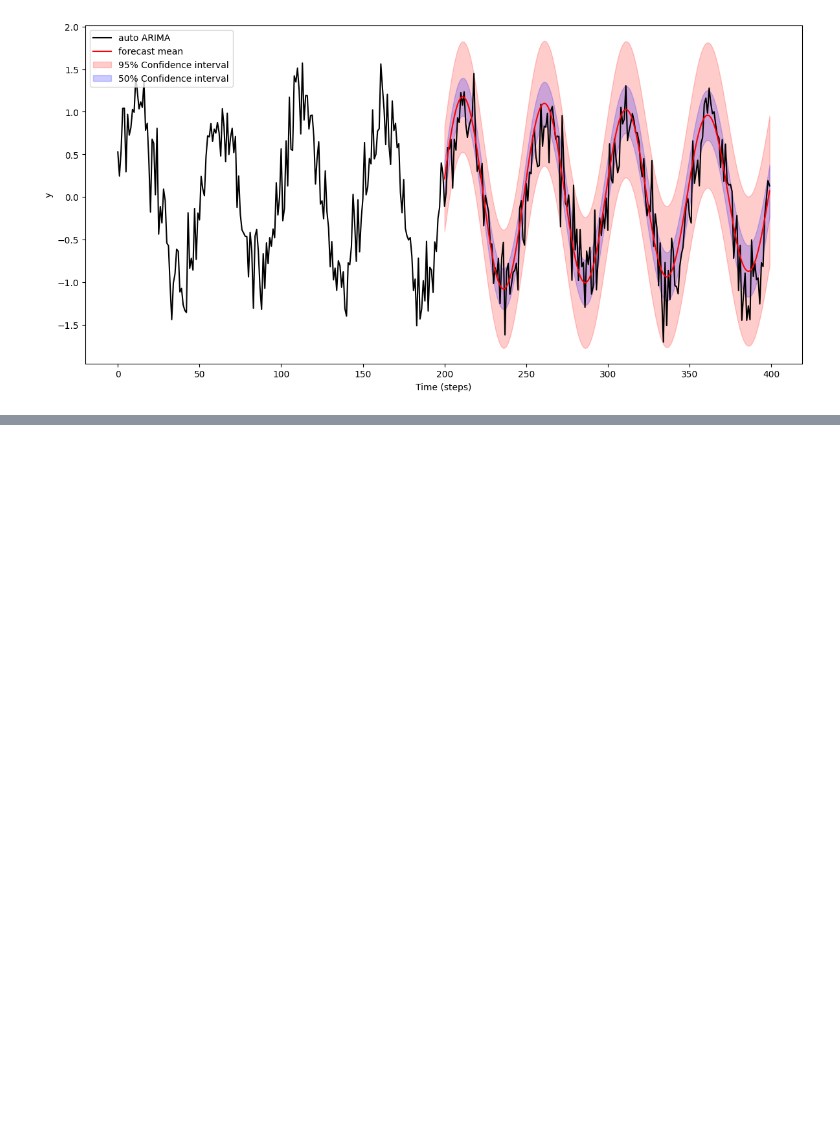
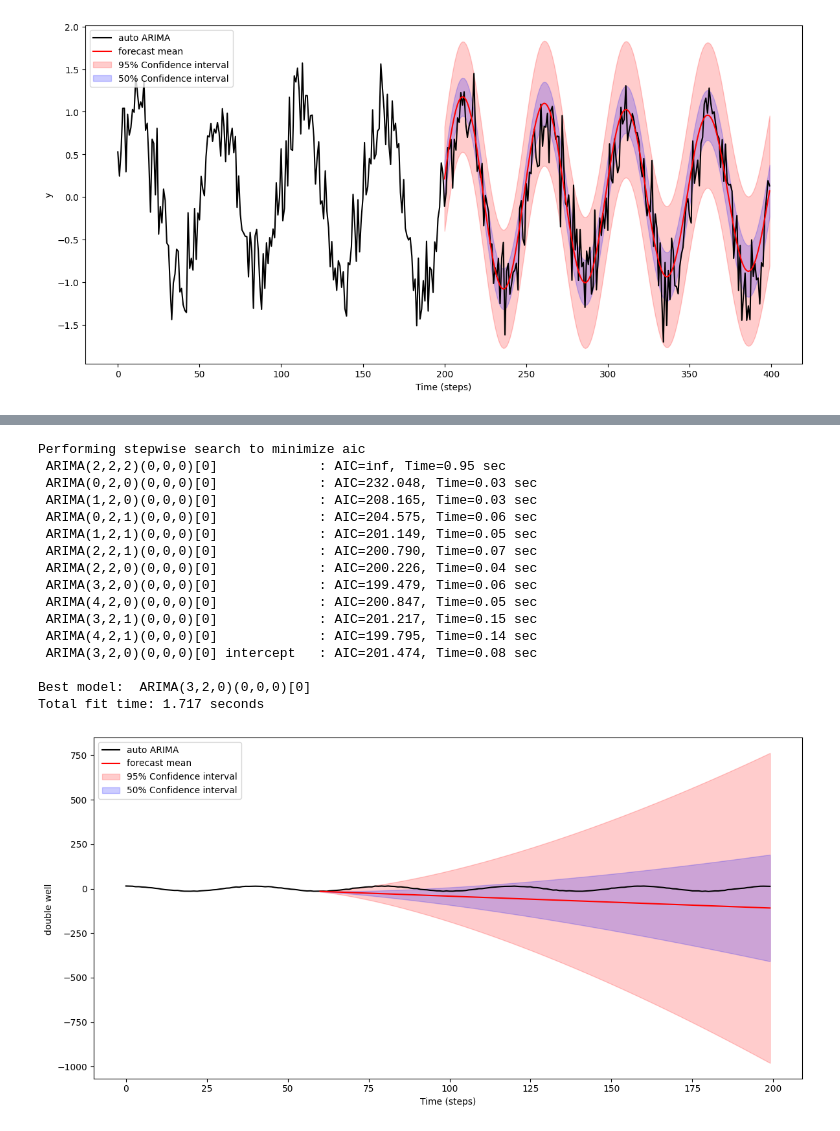
Before and after one commit to 12Mahmud99/ARIMA, a Jupyter notebook: auto_arima.ipynb, the cells around one changed output, grey strips where cells are left out. Drawn from its saved outputs; the diff is of its cells as text; code cells hidden in the pictures; blank space fills up the shorter version.

```diff
--- a/auto_arima.ipynb
+++ b/auto_arima.ipynb
@@ -69,0 +233,74 @@ plt.show()
+# %%
+singal=14*np.cos(np.linspace(0, 20*np.pi, 200))+0.8*np.random.randn(200)
+data = pd.Series(singal)
+split=60
+train_data = data.iloc[:split]
+
+kpss_diffs = ndiffs(train_data, alpha=0.05, test='kpss', max_d=6)
+adf_diffs = ndiffs(train_data, alpha=0.05, test='adf', max_d=6)
+n_diffs = max(adf_diffs, kpss_diffs)
+
+model = auto_arima(
+    train_data,
+    seasonal=True,
+    d=n_diffs,
+    suppress_warnings=True, error_action="ignore",
+    max_order=None, trace=True
+)
+
+result = model.arima_res_
+
+steps = len(data) - split
+test = data.iloc[split:]
+
+forecast_res = result.get_forecast(steps=steps)
+ci = forecast_res.conf_int(alpha=0.05)
+ci.index = test.index
+
+n_sim = 0
+sims = []
+for _ in range(n_sim):
+    sim = result.simulate(nsimulations=steps)
+    sim.index = test.index
+    sims.append(sim)
+
+plt.figure(figsize=(12, 6))
+
+#num_trajs=4
+#for _ in range(num_trajs):
+#    plt.plot(data.index, x[np.random.randint(0,num_of_simulations)].detach().cpu().numpy(), color="black", label="auto ARIMA")
+
+plt.plot(data.index, data, color="black", label="auto ARIMA")
+plt.plot(test.index,forecast_res.predicted_mean,color="red",label="forecast mean")
+
+for sim in sims:
+    plt.plot(sim.index,sim,color="orange",alpha=0.5,label="Simulations" if n_sim == 1 else None)
+
+plt.fill_between(ci.index, ci.iloc[:, 0], ci.iloc[:, 1],color="red",alpha=0.2,label="95% Confidence interval")
+
+ci50 = forecast_res.conf_int(alpha=0.5)
+ci50.index = test.index
+plt.fill_between(ci50.index, ci50.iloc[:, 0], ci50.iloc[:, 1],color="blue",alpha=0.2,label="50% Confidence interval")
+plt.xlabel("Time (steps)")
+plt.ylabel("double well ")
+plt.legend()
+plt.tight_layout()
+plt.show()
+# %% [output]
+Performing stepwise search to minimize aic
+ ARIMA(2,2,2)(0,0,0)[0]             : AIC=inf, Time=0.95 sec
+ ARIMA(0,2,0)(0,0,0)[0]             : AIC=232.048, Time=0.03 sec
+ ARIMA(1,2,0)(0,0,0)[0]             : AIC=208.165, Time=0.03 sec
+ ARIMA(0,2,1)(0,0,0)[0]             : AIC=204.575, Time=0.06 sec
+ ARIMA(1,2,1)(0,0,0)[0]             : AIC=201.149, Time=0.05 sec
+ ARIMA(2,2,1)(0,0,0)[0]             : AIC=200.790, Time=0.07 sec
+ ARIMA(2,2,0)(0,0,0)[0]             : AIC=200.226, Time=0.04 sec
+ ARIMA(3,2,0)(0,0,0)[0]             : AIC=199.479, Time=0.06 sec
+ ARIMA(4,2,0)(0,0,0)[0]             : AIC=200.847, Time=0.05 sec
+ ARIMA(3,2,1)(0,0,0)[0]             : AIC=201.217, Time=0.15 sec
+ ARIMA(4,2,1)(0,0,0)[0]             : AIC=199.795, Time=0.14 sec
+ ARIMA(3,2,0)(0,0,0)[0] intercept   : AIC=201.474, Time=0.08 sec
+
+Best model:  ARIMA(3,2,0)(0,0,0)[0]
+Total fit time: 1.717 seconds
+[figure, added]
```
Also changed, not shown: parts of 8 cells of this notebook, 1 other file.
